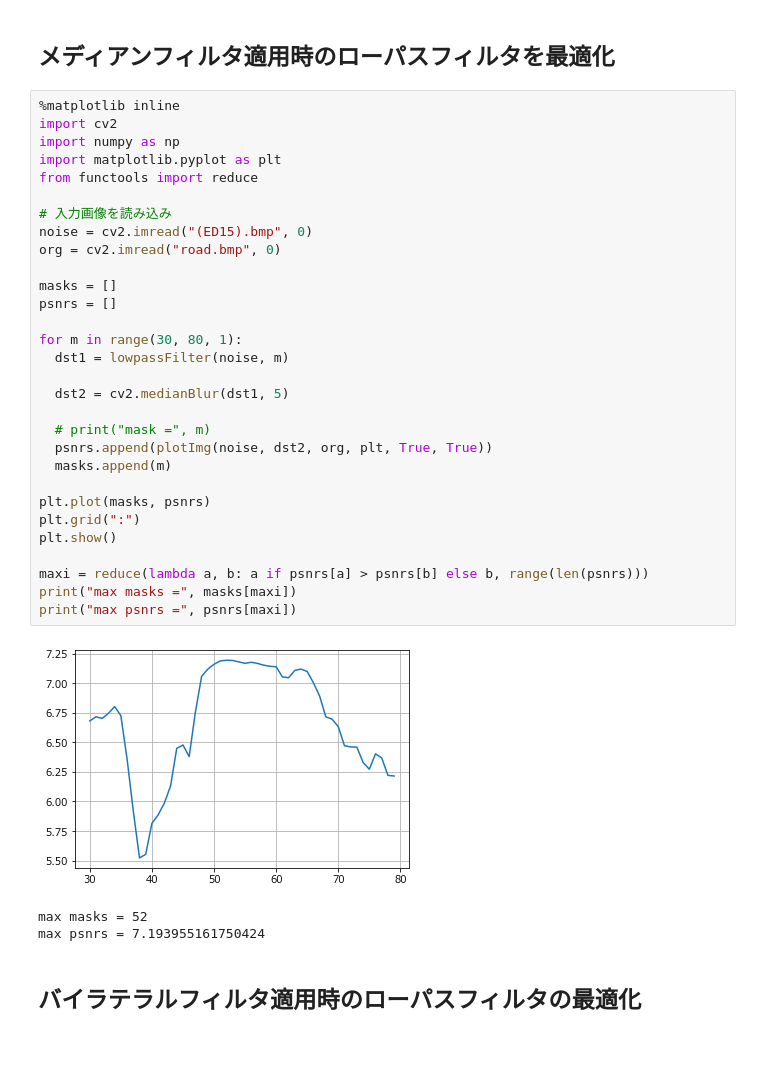
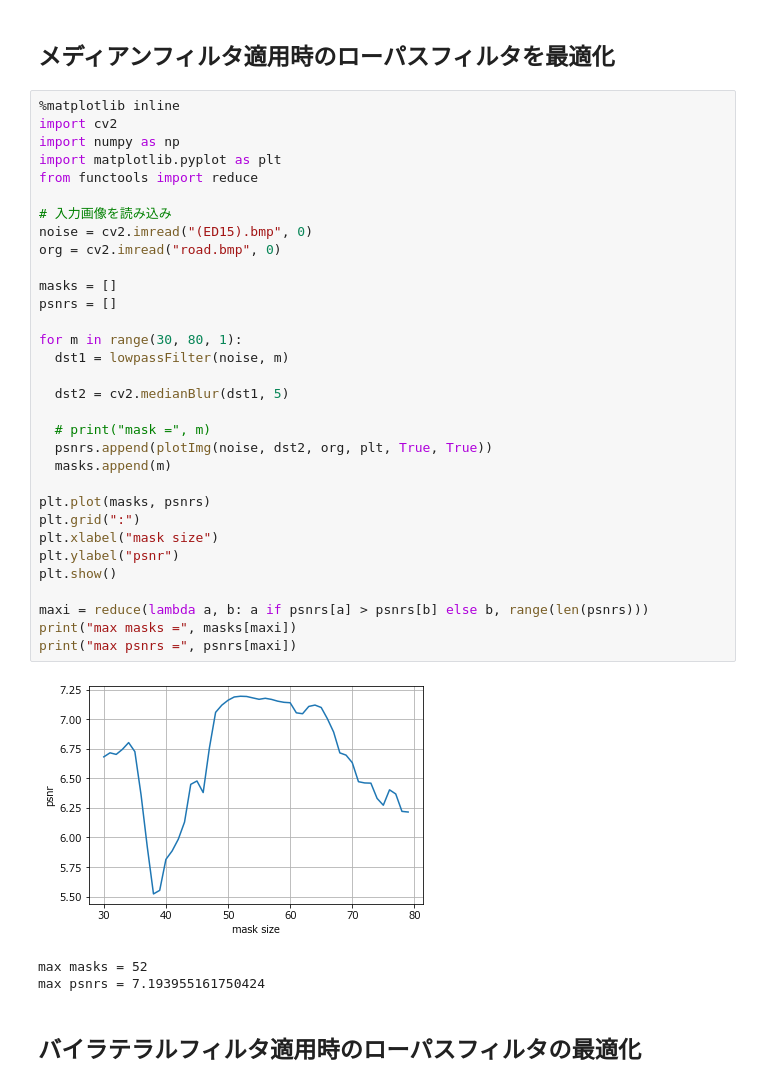
Before and after one commit to hal1127/engineering_design_ryukyu, a Jupyter notebook: prod/main.ipynb, the cells around one changed output. Drawn from its saved outputs; the diff is of its cells as text; blank space fills up the shorter version.

```diff
--- a/prod/main.ipynb
+++ b/prod/main.ipynb
@@ -237,34 +239,36 @@ max psnrs = 7.160004542561921
 %matplotlib inline
 import cv2
 import numpy as np
 import matplotlib.pyplot as plt
 from functools import reduce
 
 # 入力画像を読み込み
 noise = cv2.imread("(ED15).bmp", 0)
 org = cv2.imread("road.bmp", 0)
 
 masks = []
 psnrs = []
 
 for m in range(30, 80, 1):
   dst1 = lowpassFilter(noise, m)
 
   dst2 = cv2.medianBlur(dst1, 5)
 
   # print("mask =", m)
   psnrs.append(plotImg(noise, dst2, org, plt, True, True))
   masks.append(m)
 
 plt.plot(masks, psnrs)
 plt.grid(":")
+plt.xlabel("mask size")
+plt.ylabel("psnr")
 plt.show()
 
 maxi = reduce(lambda a, b: a if psnrs[a] > psnrs[b] else b, range(len(psnrs)))
 print("max masks =", masks[maxi])
 print("max psnrs =", psnrs[maxi])
 # %% [output]
-[figure, old version]
+[figure, new version]
 max masks = 52
 max psnrs = 7.193955161750424
 # %% [markdown]
```
Also changed, not shown: parts of 2 cells of this notebook.
